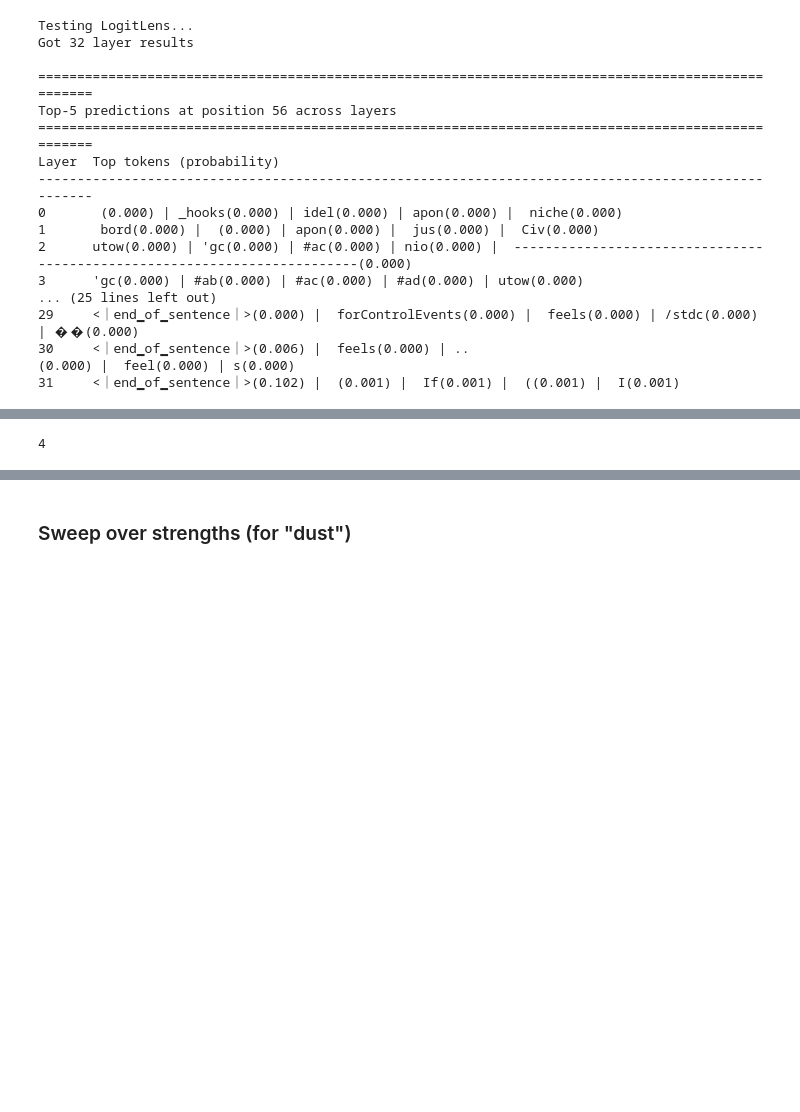
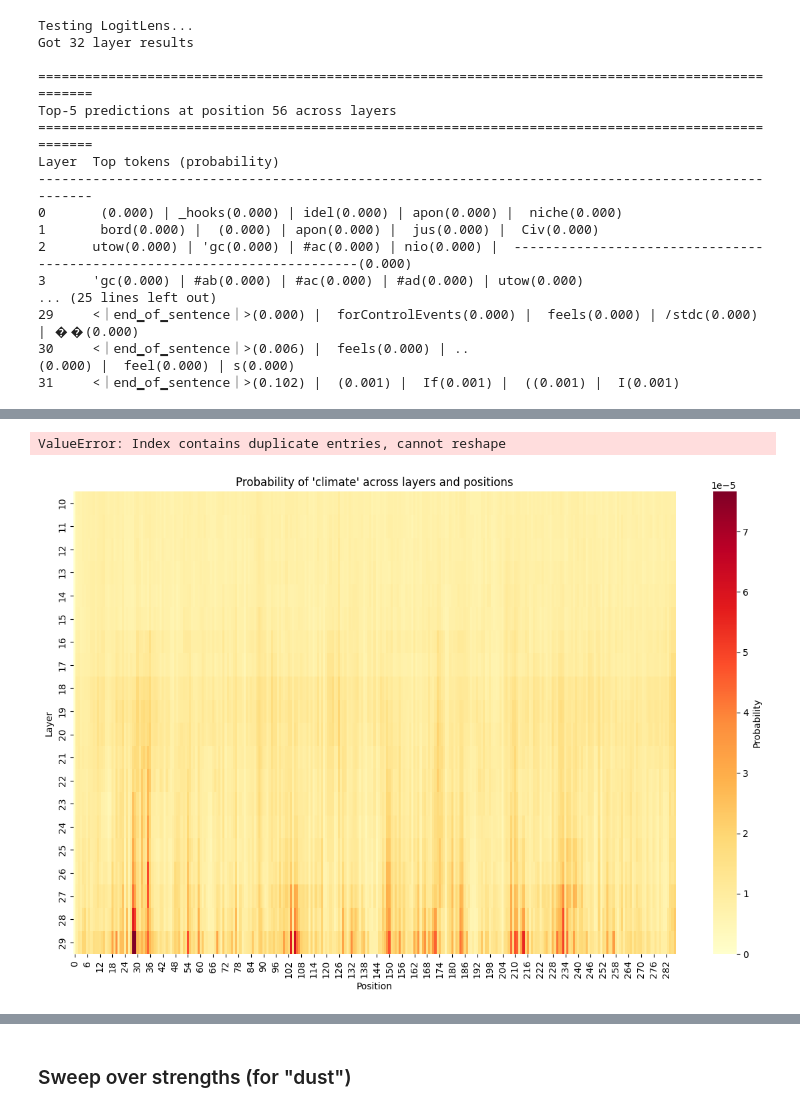
Before and after one commit to samj-ai/nntrospect, a Jupyter notebook: notebooks/introspection.ipynb, the cells around one changed output, grey strips where cells are left out. Cells and saved outputs as stored; diff of their text form; code cells hidden in the pictures; blank space fills up the shorter version.

```diff
--- a/notebooks/introspection.ipynb
+++ b/notebooks/introspection.ipynb
@@ -800,7 +800,7 @@ class LogitLens:
 
         df = pd.DataFrame(matrix_data)
         # Pivot to get layers × positions matrix
-        matrix = df.pivot(index='layer', columns='position', values='probability')
+        matrix = df.pivot_table(index='layer', columns='position', values='probability', aggfunc='mean')
         return matrix.fillna(0)
 
     # ==== Visualization with seaborn/matplotlib ====
@@ -1026,17 +1006,3 @@ with LogitLens(model, tokenizer) as lens:
 
     # Export to DataFrame
     df = lens.to_dataframe(k=5, aggregate='all')
-
-    # Now you have full pandas power!
-
-    # Filter to specific layers
-    df[df['layer'].isin([15, 16, 17, 18])]
-
-    # Get all top tokens at position 20
-    df[df['position'] == 20].sort_values(['layer', 'rank'])
-
-    # Find where 'grief' appears in top-5
-    df[df['token'].str.contains('grief')]
-
-    # Group by position, get most common top token
-    df[df['rank'] == 0].groupby('position')['token'].value_counts()
@@ -1118,6 +1088,20 @@ log_entry = logger.log_result(steering_word,
                   prompt_formatted,
                   steered_outputs_text, notes="Only applied cv[15] to layers 15-18 with strength 2.0")
 # %%
-1 + 3
+with LogitLens(model, tokenizer) as lens:
+    with ControlVectorHooks(model, control_vector[17], [15, 16, 17], strength=2.0):
+        outputs = model.generate(**inputs, max_length=300)
+        df = lens.get_probability_matrix('climate')
+
+    # Heatmap of 'climate' probability
+    lens.plot_token_heatmap('climate', layers=range(10, 30))
+
+    # See top tokens across the generation
+    lens.plot_top_tokens_grid(positions=range(10, 50), layers=range(15, 25))
+
+    # Track climate/death/dust through layers at last position
+    lens.plot_token_progression(['climate', 'death', 'dust', 'environment', 'global'],
+                               position=-1)
 # %% [output]
-4
+ValueError: Index contains duplicate entries, cannot reshape
+[figure, added]
```
Also changed, not shown: parts of 43 cells of this notebook.
